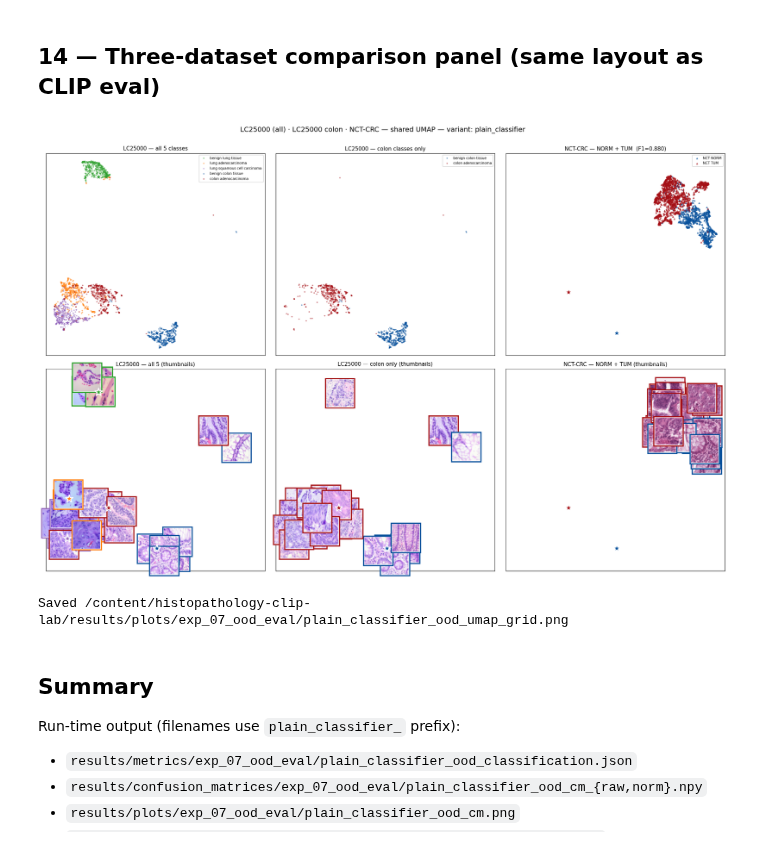
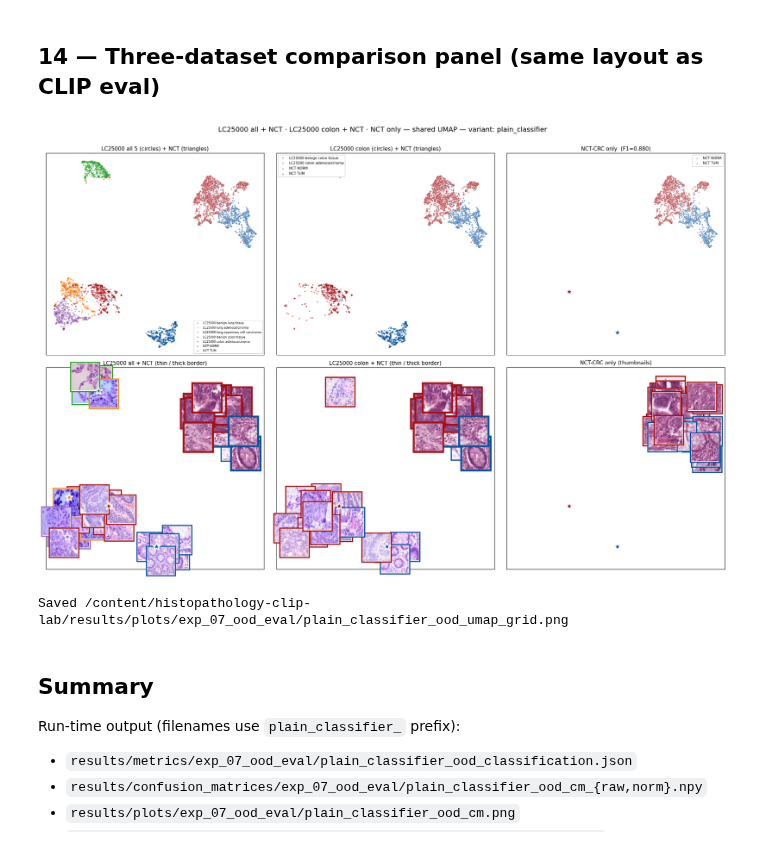
Before and after one commit to lcandau/histopathology-clip-lab, a Jupyter notebook: experiments/exp_07_ood_eval/runs/2026-05-28_plain_classifier_ood/PlainClassifier_OOD_eval.ipynb, the cells around one changed output. Saved outputs shown, nothing was run; the diff lists cells and outputs as text; code cells hidden in the pictures.

```diff
--- a/experiments/exp_07_ood_eval/runs/2026-05-28_plain_classifier_ood/PlainClassifier_OOD_eval.ipynb
+++ b/experiments/exp_07_ood_eval/runs/2026-05-28_plain_classifier_ood/PlainClassifier_OOD_eval.ipynb
@@ -698,6 +696,13 @@ Saved /content/histopathology-clip-lab/results/plots/exp_07_ood_eval/plain_class
 ## 14 — Three-dataset comparison panel (same layout as CLIP eval)
 # %%
 # --- Cell 14: 2x3 comparison panel ---
+# Each LC25000 panel now overlays the NCT samples so dataset shift is visible
+# inside the same coordinate system. Reading L -> R: full LC25000 context, then
+# zoom to the colon subset, then strip LC away entirely.
+#
+# Star markers are the Dense(5) classifier weight vectors projected into the
+# shared UMAP — the supervised-softmax analogue of CLIP's prompt embeddings.
+
 fig, axes = plt.subplots(2, 3, figsize=(20, 13))
 
 x_min = min(lc_2d[:, 0].min(), nct_2d[:, 0].min(), class_2d[:, 0].min())
@@ -705,8 +710,7 @@ x_max = max(lc_2d[:, 0].max(), nct_2d[:, 0].max(), class_2d[:, 0].max())
 y_min = min(lc_2d[:, 1].min(), nct_2d[:, 1].min(), class_2d[:, 1].min())
 y_max = max(lc_2d[:, 1].max(), nct_2d[:, 1].max(), class_2d[:, 1].max())
 pad_x = 0.04 * (x_max - x_min); pad_y = 0.04 * (y_max - y_min)
-XLIM = (x_min - pad_x, x_max + pad_x)
-YLIM = (y_min - pad_y, y_max + pad_y)
+XLIM = (x_min - pad_x, x_max + pad_x); YLIM = (y_min - pad_y, y_max + pad_y)
 
 
 def _set_box(ax, title):
@@ -715,80 +719,92 @@ def _set_box(ax, title):
     ax.set_title(title, fontsize=11)
 
 
-# ROW 1 — scatter.
+def _scatter_nct(ax, alpha=0.55, size=10):
+    for nct_cls, color in (("NORM", BENIGN_COLOR), ("TUM", ADENO_COLOR)):
+        mask = (ood_nct_labels == nct_cls)
+        ax.scatter(nct_2d[mask, 0], nct_2d[mask, 1], s=size, alpha=alpha,
+                   c=color, marker="^", label=f"NCT {nct_cls}",
+                   edgecolors="white", linewidths=0.3)
+
+
+# --- ROW 1: SCATTER ---
+# (0, 0)  LC25000 all 5 + NCT
 ax = axes[0, 0]
 for idx in range(len(CLASS_INFO)):
     mask = (lc_test_indices == idx)
     ax.scatter(lc_2d[mask, 0], lc_2d[mask, 1], s=8, alpha=0.5,
-               c=CLASS_COLOR[idx], marker="o", label=INDEX_TO_NAME[idx], edgecolors="none")
+               c=CLASS_COLOR[idx], marker="o", label=f"LC25000 {INDEX_TO_NAME[idx]}", edgecolors="none")
+_scatter_nct(ax, alpha=0.6, size=12)
 draw_class_dirs(ax, class_2d, list(range(len(CLASS_INFO))), with_labels=False, size=260)
-ax.legend(loc="best", fontsize=7, framealpha=0.85)
-_set_box(ax, "LC25000 — all 5 classes")
+ax.legend(loc="best", fontsize=6, framealpha=0.85)
+_set_box(ax, "LC25000 all 5 (circles) + NCT (triangles)")
 
+# (0, 1)  LC25000 colon + NCT
 ax = axes[0, 1]
 for idx in COLON_IDX:
     mask = (lc_test_indices == idx)
     ax.scatter(lc_2d[mask, 0], lc_2d[mask, 1], s=8, alpha=0.5,
-               c=CLASS_COLOR[idx], marker="o", label=INDEX_TO_NAME[idx], edgecolors="none")
+               c=CLASS_COLOR[idx], marker="o", label=f"LC25000 {INDEX_TO_NAME[idx]}", edgecolors="none")
+_scatter_nct(ax, alpha=0.6, size=12)
 draw_class_dirs(ax, class_2d_colon, COLON_IDX, with_labels=False, size=260)
 ax.legend(loc="best", fontsize=7, framealpha=0.85)
-_set_box(ax, "LC25000 — colon classes only")
+_set_box(ax, "LC25000 colon (circles) + NCT (triangles)")
 
+# (0, 2)  NCT only
 ax = axes[0, 2]
-for nct_cls, color in (("NORM", BENIGN_COLOR), ("TUM", ADENO_COLOR)):
-    mask = (ood_nct_labels == nct_cls)
-    ax.scatter(nct_2d[mask, 0], nct_2d[mask, 1], s=8, alpha=0.6,
-               c=color, marker="^", label=f"NCT {nct_cls}")
+_scatter_nct(ax, alpha=0.6, size=10)
 draw_class_dirs(ax, class_2d_colon, COLON_IDX, with_labels=False, size=260)
 ax.legend(loc="best", fontsize=7, framealpha=0.85)
-_set_box(ax, f"NCT-CRC — NORM + TUM  (F1={macro_f1:.3f})")
+_set_box(ax, f"NCT-CRC only  (F1={macro_f1:.3f})")
 
-# ROW 2 — thumbnails.
+
+# --- ROW 2: THUMBNAILS ---
 ax = axes[1, 0]
 for idx in range(len(CLASS_INFO)):
     mask = (lc_test_indices == idx)
-    ax.scatter(lc_2d[mask, 0], lc_2d[mask, 1], s=5, alpha=0.15, c=CLASS_COLOR[idx], marker="o")
-_layout_thumbnails(
-    ax, lc_2d, list(lc_test_paths),
+    ax.scatter(lc_2d[mask, 0], lc_2d[mask, 1], s=5, alpha=0.12, c=CLASS_COLOR[idx], marker="o")
+_scatter_nct(ax, alpha=0.18, size=5)
+_layout_thumbnails(ax, lc_2d, list(lc_test_paths),
     [CLASS_COLOR[int(lc_test_indices[i])] for i in range(len(lc_test_paths))],
-    max_thumbs=35, min_dist_frac=0.06, seed=SEED, border_width=2.4,
-)
+    max_thumbs=25, min_dist_frac=0.07, seed=SEED, border_width=2.4)
+_layout_thumbnails(ax, nct_2d, list(ood_paths),
+    [CLASS_COLOR[int(ood_lc_indices[i])] for i in range(len(ood_paths))],
+    max_thumbs=15, min_dist_frac=0.07, seed=SEED + 1, border_width=4.0)
 draw_class_dirs(ax, class_2d, list(range(len(CLASS_INFO))), with_labels=False, size=260)
-_set_box(ax, "LC25000 — all 5 (thumbnails)")
+_set_box(ax, "LC25000 all + NCT (thin / thick border)")
 
 ax = axes[1, 1]
 for idx in COLON_IDX:
     mask = (lc_test_indices == idx)
-    ax.scatter(lc_2d[mask, 0], lc_2d[mask, 1], s=5, alpha=0.15, c=CLASS_COLOR[idx], marker="o")
-_layout_thumbnails(
-    ax, lc_colon_2d, list(lc_colon_paths),
+    ax.scatter(lc_2d[mask, 0], lc_2d[mask, 1], s=5, alpha=0.12, c=CLASS_COLOR[idx], marker="o")
+_scatter_nct(ax, alpha=0.18, size=5)
+_layout_thumbnails(ax, lc_colon_2d, list(lc_colon_paths),
     [CLASS_COLOR[int(lc_colon_indices[i])] for i in range(len(lc_colon_paths))],
-    max_thumbs=30, min_dist_frac=0.06, seed=SEED, border_width=2.4,
-)
+    max_thumbs=20, min_dist_frac=0.07, seed=SEED, border_width=2.4)
+_layout_thumbnails(ax, nct_2d, list(ood_paths),
+    [CLASS_COLOR[int(ood_lc_indices[i])] for i in range(len(ood_paths))],
+    max_thumbs=15, min_dist_frac=0.07, seed=SEED + 1, border_width=4.0)
 draw_class_dirs(ax, class_2d_colon, COLON_IDX, with_labels=False, size=260)
-_set_box(ax, "LC25000 — colon only (thumbnails)")
+_set_box(ax, "LC25000 colon + NCT (thin / thick border)")
 
 ax = axes[1, 2]
-for nct_cls, color in (("NORM", BENIGN_COLOR), ("TUM", ADENO_COLOR)):
-    mask = (ood_nct_labels == nct_cls)
-    ax.scatter(nct_2d[mask, 0], nct_2d[mask, 1], s=5, alpha=0.20, c=color, marker="^")
-_layout_thumbnails(
-    ax, nct_2d, list(ood_paths),
+_scatter_nct(ax, alpha=0.20, size=5)
+_layout_thumbnails(ax, nct_2d, list(ood_paths),
     [CLASS_COLOR[int(ood_lc_indices[i])] for i in range(len(ood_paths))],
-    max_thumbs=30, min_dist_frac=0.06, seed=SEED, border_width=2.4,
-)
+    max_thumbs=30, min_dist_frac=0.06, seed=SEED, border_width=2.4)
 draw_class_dirs(ax, class_2d_colon, COLON_IDX, with_labels=False, size=260)
-_set_box(ax, "NCT-CRC — NORM + TUM (thumbnails)")
+_set_box(ax, "NCT-CRC only (thumbnails)")
 
-fig.suptitle(f"LC25000 (all) · LC25000 colon · NCT-CRC — shared UMAP — variant: {VARIANT}",
+
+fig.suptitle(f"LC25000 all + NCT · LC25000 colon + NCT · NCT only — shared UMAP — variant: {VARIANT}",
              fontsize=14, y=1.005)
 plt.tight_layout()
 p_grid = PLOTS_DIR / f"{VARIANT}_ood_umap_grid.png"
 fig.savefig(p_grid, dpi=140, bbox_inches="tight")
 plt.show()
 print(f"Saved {p_grid}")
 # %% [output]
-[figure, old version]
+[figure, new version]
 Saved /content/histopathology-clip-lab/results/plots/exp_07_ood_eval/plain_classifier_ood_umap_grid.png
 # %% [markdown]
 ## Summary
```
Also changed, not shown: parts of 1 cell of this notebook, 27 other files.
